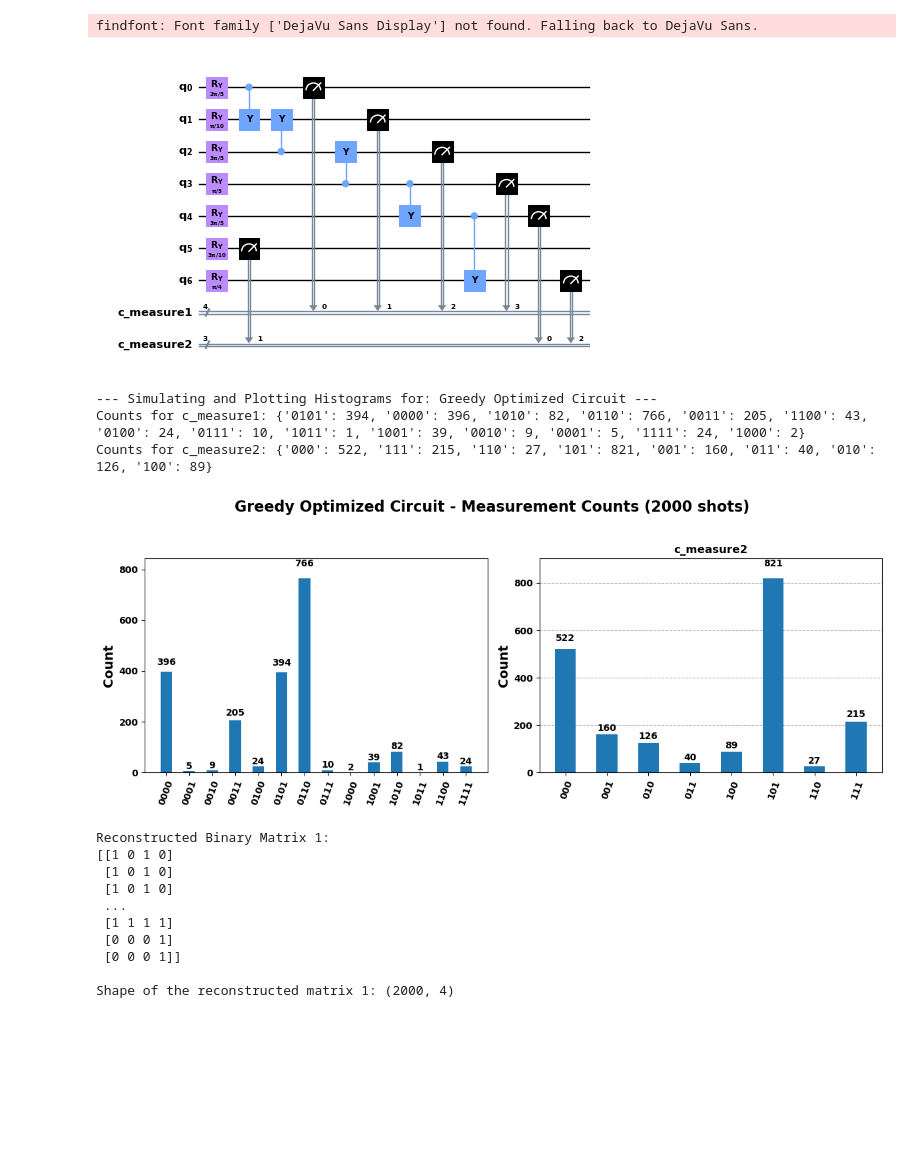
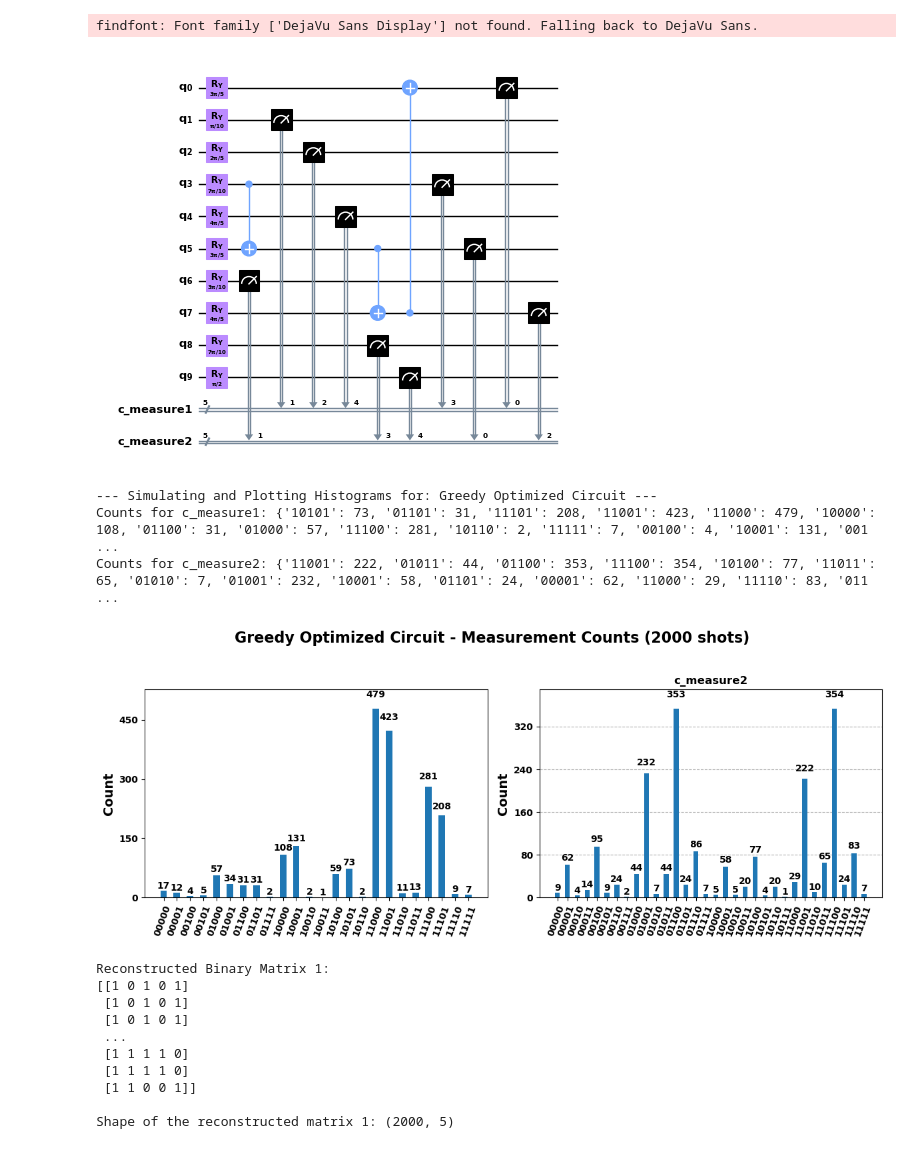
Before and after one commit to cailab-tamu/QuantumXCT, a Jupyter notebook: python/qSim_cell_chat.ipynb, the cells around one changed output. Drawn from its saved outputs; the diff is of its cells as text; code cells hidden in the pictures; blank space fills up the shorter version.

```diff
--- a/python/qSim_cell_chat.ipynb
+++ b/python/qSim_cell_chat.ipynb
@@ -137,31 +138,32 @@ def create_binary_matrix(joint_counts: dict):
     return np.array(reconstructed_rows, dtype=int)
 # %%
 # Create the circuit using the function
-ang_4g = [np.pi*0.4, np.pi*0.1, np.pi*0.6, np.pi*0.2]
-#ang_4g = [np.pi*0, np.pi*0, np.pi*1, np.pi*1]
+ang_4g = [np.pi*0.2, np.pi*0.1, np.pi*0.4, np.pi*0.9, np.pi*0.8]
 circuit_4g = create_rotation_circuit(ang_4g)
+# Fn1 the last
 
 # Create the circuit using the function
-ang_3g = [np.pi*0.6, np.pi*0.3, np.pi*0.25]
-#ang_3g = [np.pi*1, np.pi*1, np.pi*0]
+ang_3g = [np.pi*0.2, np.pi*0.3, np.pi*0.2, np.pi*0.7, np.pi*0.5]
 circuit_3g = create_rotation_circuit(ang_3g)
+# the last 2 are Cd44 and Sdc4
 # %%
 circuit_xct = concatenate_circuits_with_separate_measurements(circuit_4g, circuit_3g)
-interaction_map = list([(0,1), (2,1), (3,2), (3,4), (4, 6)])
-#interaction_map = list([(1, 0)])
+#interaction_map = list([(0,1), (2,1), (3,2),
+#                        (3,5), (5,7), (7,0)])
+interaction_map = list([(3,5), (5,7), (7,0)])
 
 circuit_xct_cnot = add_cnots_and_measurements_to_circuit(circuit_xct, circuit_4g.num_qubits, interaction_map )
 circuit_xct_cnot.draw(output="mpl", style="clifford", fold=40,  scale = 0.5)
 # %% [output]
 findfont: Font family ['DejaVu Sans Display'] not found. Falling back to DejaVu Sans.
-[figure, old version]
+[figure, new version]
 # %%
 counts_measure1, counts_measure2 = plot_measurement_histograms(circuit_xct_cnot, nshots=2000, title_prefix="Greedy Optimized Circuit")
 # %% [output]
 --- Simulating and Plotting Histograms for: Greedy Optimized Circuit ---
-Counts for c_measure1: {'0101': 394, '0000': 396, '1010': 82, '0110': 766, '0011': 205, '1100': 43, '0100': 24, '0111': 10, '1011': 1, '1001': 39, '0010': 9, '0001': 5, '1111': 24, '1000': 2}
-Counts for c_measure2: {'000': 522, '111': 215, '110': 27, '101': 821, '001': 160, '011': 40, '010': 126, '100': 89}
+Counts for c_measure1: {'10101': 73, '01101': 31, '11101': 208, '11001': 423, '11000': 479, '10000': 108, '01100': 31, '01000': 57, '11100': 281, '10110': 2, '11111': 7, '00100': 4, '10001': 131, '001 ...
+Counts for c_measure2: {'11001': 222, '01011': 44, '01100': 353, '11100': 354, '10100': 77, '11011': 65, '01010': 7, '01001': 232, '10001': 58, '01101': 24, '00001': 62, '11000': 29, '11110': 83, '011 ...
-[figure, old version]
+[figure, new version]
 # %%
 # Reconstruct the matrix
 reconstructed_matrix = create_binary_matrix(counts_measure1)
@@ -170,15 +172,15 @@ print(reconstructed_matrix)
 print("\nShape of the reconstructed matrix 1:", reconstructed_matrix.shape)
 # %% [output]
 Reconstructed Binary Matrix 1:
-[[1 0 1 0]
- [1 0 1 0]
- [1 0 1 0]
+[[1 0 1 0 1]
+ [1 0 1 0 1]
+ [1 0 1 0 1]
  ...
- [1 1 1 1]
- [0 0 0 1]
- [0 0 0 1]]
+ [1 1 1 1 0]
+ [1 1 1 1 0]
+ [1 1 0 0 1]]
 
-Shape of the reconstructed matrix 1: (2000, 4)
+Shape of the reconstructed matrix 1: (2000, 5)
 # %%
 # Reconstruct the matrix
 reconstructed_matrix2 = create_binary_matrix(counts_measure2)
```
Also changed, not shown: parts of 25 cells of this notebook, 8 other files.
